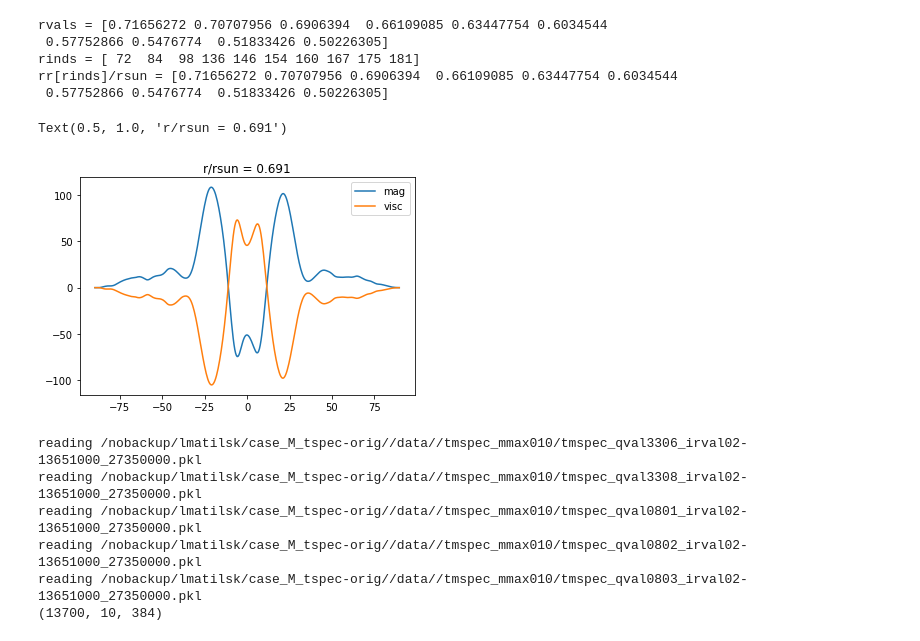
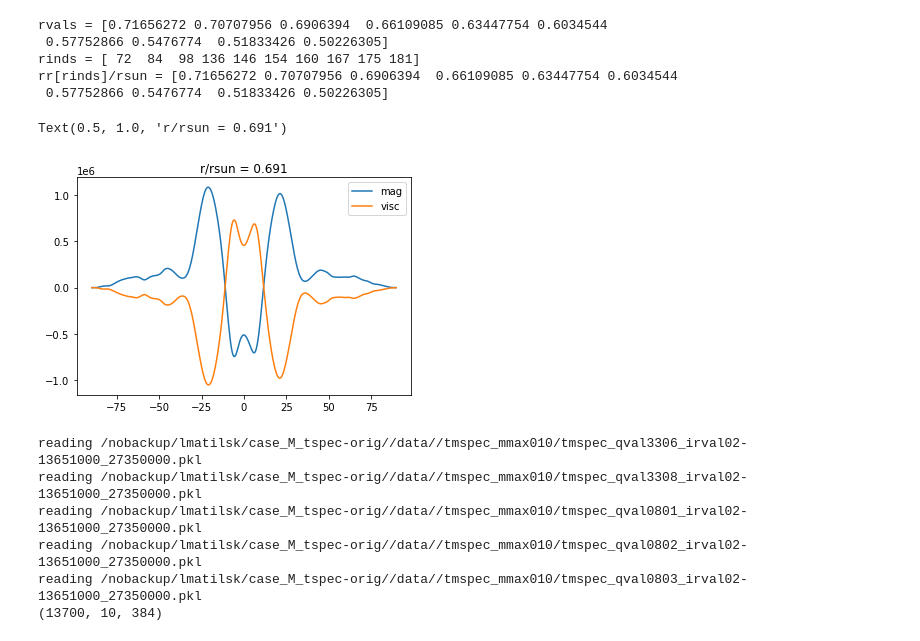
Before and after one commit to illorenzo7/Tacho_Letter_Plots_Part2, a Jupyter notebook: 00_magtorque_freq.ipynb, the cells around one changed output. Cells and saved outputs as stored; diff of their text form; code cells hidden in the pictures.

```diff
--- a/00_magtorque_freq.ipynb
+++ b/00_magtorque_freq.ipynb
@@ -63,22 +63,22 @@ rr[rinds]/rsun = [0.71656272 0.70707956 0.6906394  0.66109085 0.63447754 0.60345
 # %%
 # magnetic torque
 ir0 = 2
-# remember to convert dyn/cm^2 --> kPa (multiply by 10^4)
-torque_v = vals[:, :, lut[1804]]/1e4
-torque_mm = vals[:, :, lut[1805]]/1e4
-torque_ms = vals[:, :, lut[1806]]/1e4
+
+torque_v = vals[:, :, lut[1804]]
+torque_mm = vals[:, :, lut[1805]]
+torque_ms = vals[:, :, lut[1806]]
 vp = vals[:, :, lut[3]]
 diffrot = vp/gi['xx']/2/np.pi*1e9 # DR in nHz
 
 torque_mag = torque_ms + torque_mm
 plt.figure()
 plt.plot(tt_lat, torque_mag[:, rinds[ir0]], label='mag')
 plt.plot(tt_lat, torque_v[:, rinds[ir0]], label='visc')
 plt.legend()
 plt.title('r/rsun = %.3f' %(rr[rinds[ir0]]/rsun))
 # %% [output]
 Text(0.5, 1.0, 'r/rsun = 0.691')
-[figure, old version]
+[figure, new version]
 # %%
 # read in time m spectra from shell slices
 datadir_tmspec = datadir + '/tmspec_mmax010/'
```
Also changed, not shown: parts of 3 cells of this notebook, 5 other files.
